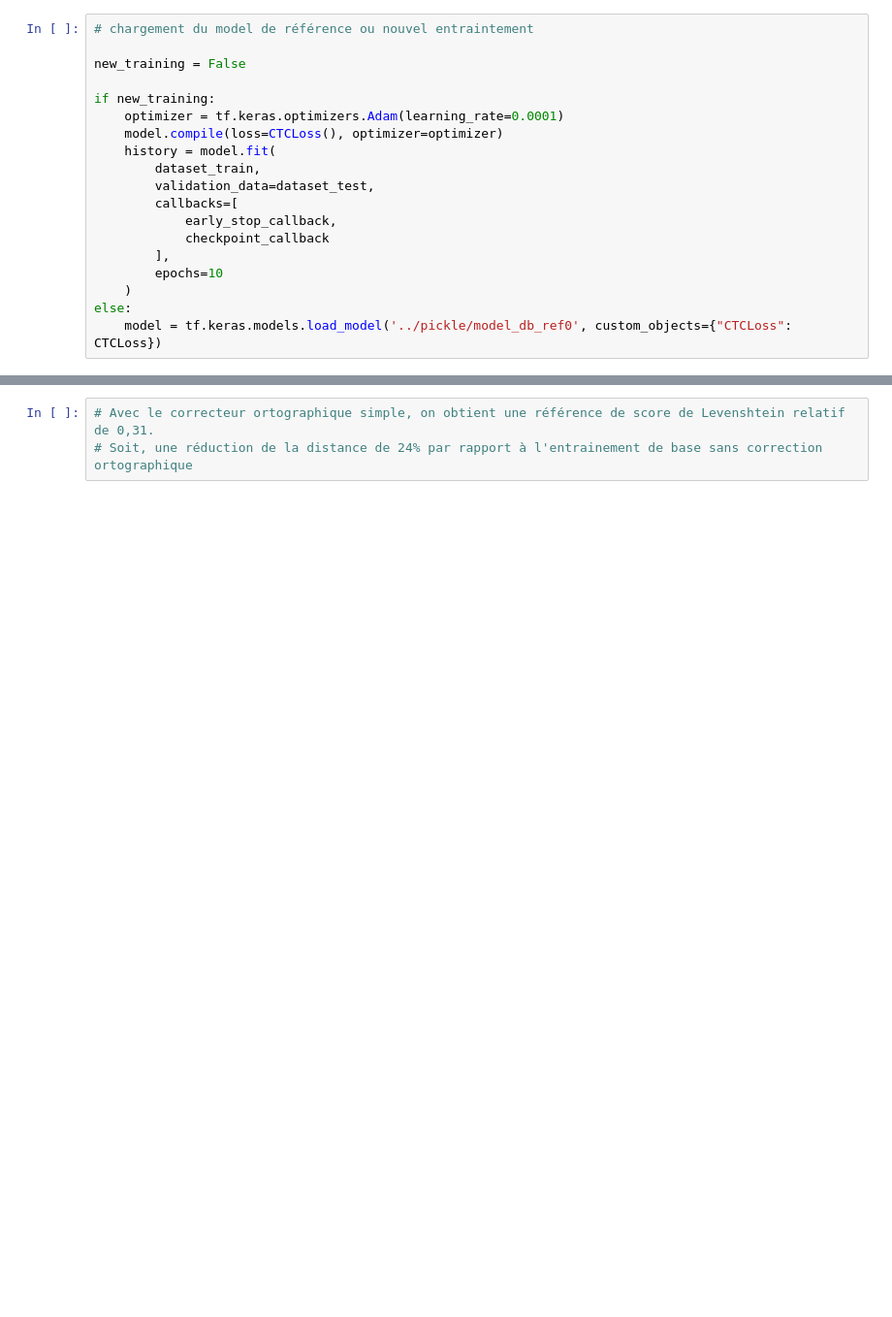
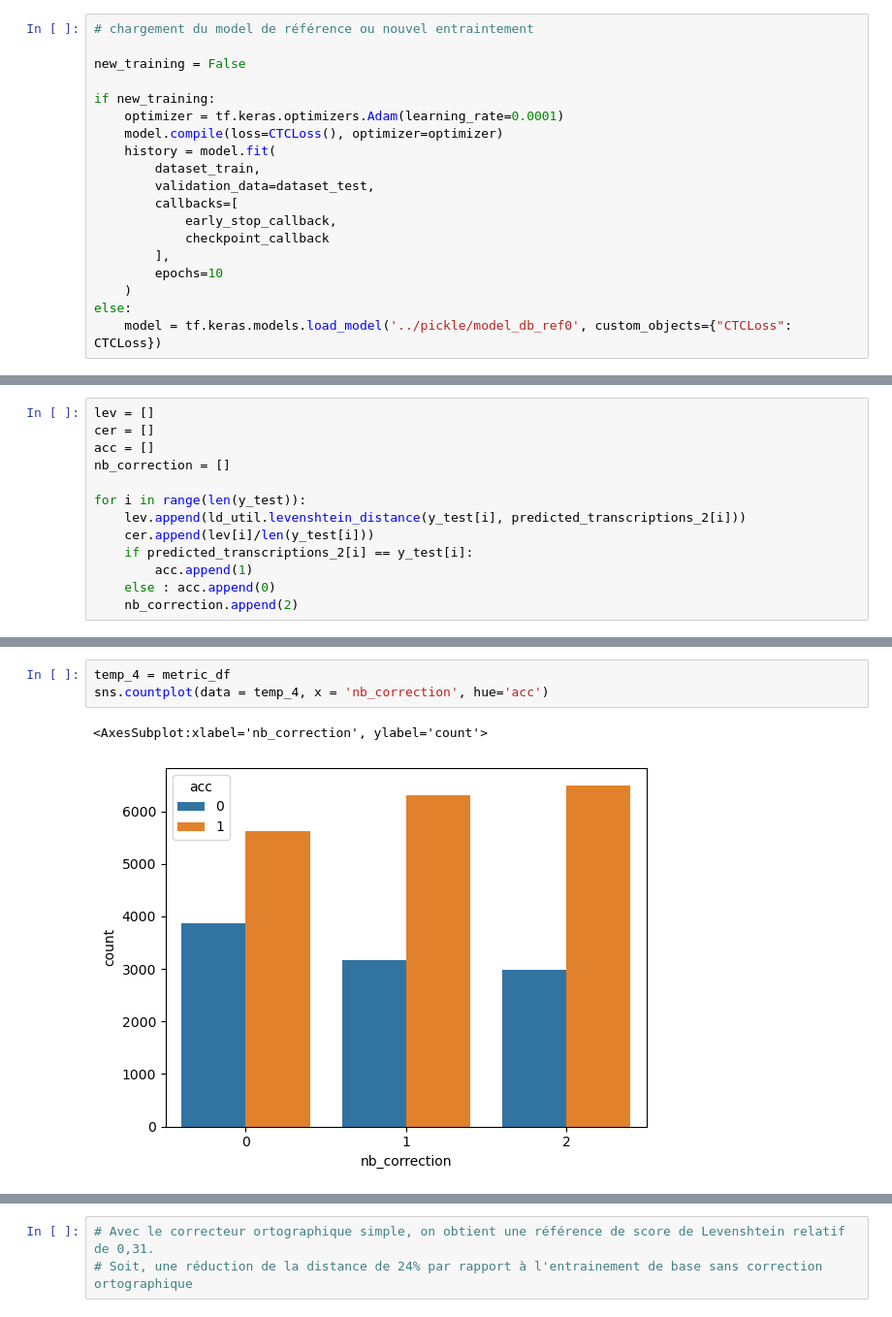
Before and after one commit to sfc-gh-zblackwood/OCRPyMan, a Jupyter notebook: notebooks/dev_DB_letters_detection_batch_Tensorflowy.ipynb, the cells around one changed output, grey strips where cells are left out. Shown at 97% size. Saved outputs shown, nothing was run; the diff lists cells and outputs as text; blank space fills up the shorter version.

```diff
--- a/notebooks/dev_DB_letters_detection_batch_Tensorflowy.ipynb
+++ b/notebooks/dev_DB_letters_detection_batch_Tensorflowy.ipynb
@@ -254,0 +341,13 @@ for i in range(len(predicted_transcriptions)):
+# %%
+lev = []
+cer = []
+acc = []
+nb_correction = []
+
+for i in range(len(y_test)):
+    lev.append(ld_util.levenshtein_distance(y_test[i], predicted_transcriptions_2[i]))
+    cer.append(lev[i]/len(y_test[i]))
+    if predicted_transcriptions_2[i] == y_test[i]:
+        acc.append(1)
+    else : acc.append(0)
+    nb_correction.append(2)
@@ -254,0 +435,6 @@ for i in range(len(predicted_transcriptions)):
+# %%
+temp_4 = metric_df
+sns.countplot(data = temp_4, x = 'nb_correction', hue='acc')
+# %% [output]
+<AxesSubplot:xlabel='nb_correction', ylabel='count'>
+[figure, added]
```
Also changed, not shown: parts of 51 cells of this notebook.
